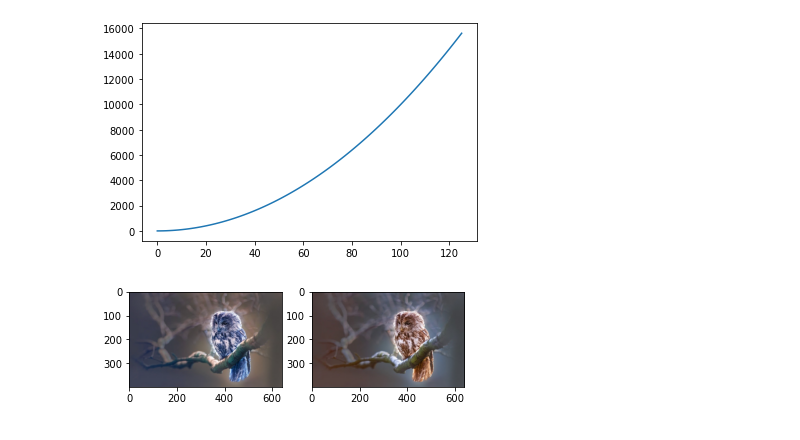
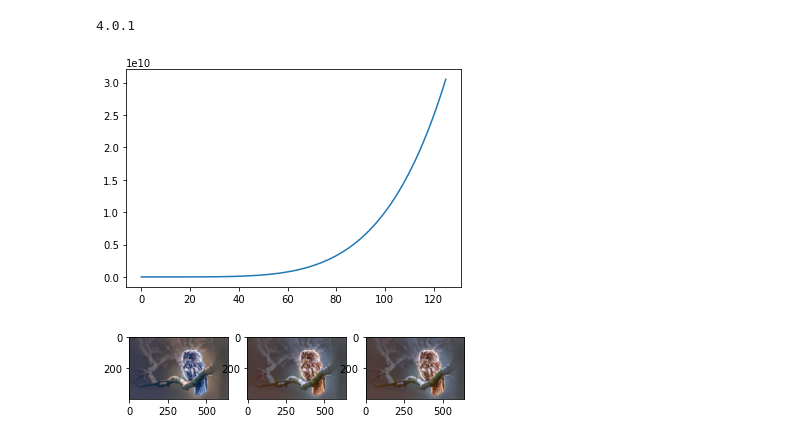
Before and after one commit to silkk-nn/superAI, a Jupyter notebook: ClassCV/week1.ipynb, the cells around one changed output. Saved outputs shown, nothing was run; the diff lists cells and outputs as text; code cells hidden in the pictures.

```diff
--- a/ClassCV/week1.ipynb
+++ b/ClassCV/week1.ipynb
@@ -4,12 +4,15 @@ import pandas as pd
 import numpy as np
 import scipy as sp
 import matplotlib.pyplot as plt
+print(cv2.__version__)
+# %% [output]
+4.0.1
 # %%
 t = sp.linspace(0, 125, 100)
-plt.plot(t, t**2)
+plt.plot(t, t**5)
 plt.show()
 # %% [output]
-[figure, old version]
+[figure, new version]
 # %%
 img = cv2.imread('src_image/test01.jpg',0)
 cv2.imshow('image',img)
@@ -18,11 +21,13 @@ cv2.destroyAllWindows()
 # %%
 img = cv2.imread('src_image/test01.jpg')
 img2 = cv2.cvtColor(img, cv2.COLOR_BGR2RGB)
-plt.subplot(121);plt.imshow(img) # expects distorted color
-plt.subplot(122);plt.imshow(img2) # expect true color
+img3 = img[:,:,::-1]
+plt.subplot(131);plt.imshow(img) # expects distorted color
+plt.subplot(132);plt.imshow(img2) # expect true color
+plt.subplot(133);plt.imshow(img3) # expect true color
 plt.show()
 # %% [output]
-[figure, old version]
+[figure, new version]
 # %%
 cap = cv2.VideoCapture('ExerciseChickenDance.mp4')
 while(cap.isOpened()):
```
Also changed, not shown: parts of 4 cells of this notebook, 9 other files.
